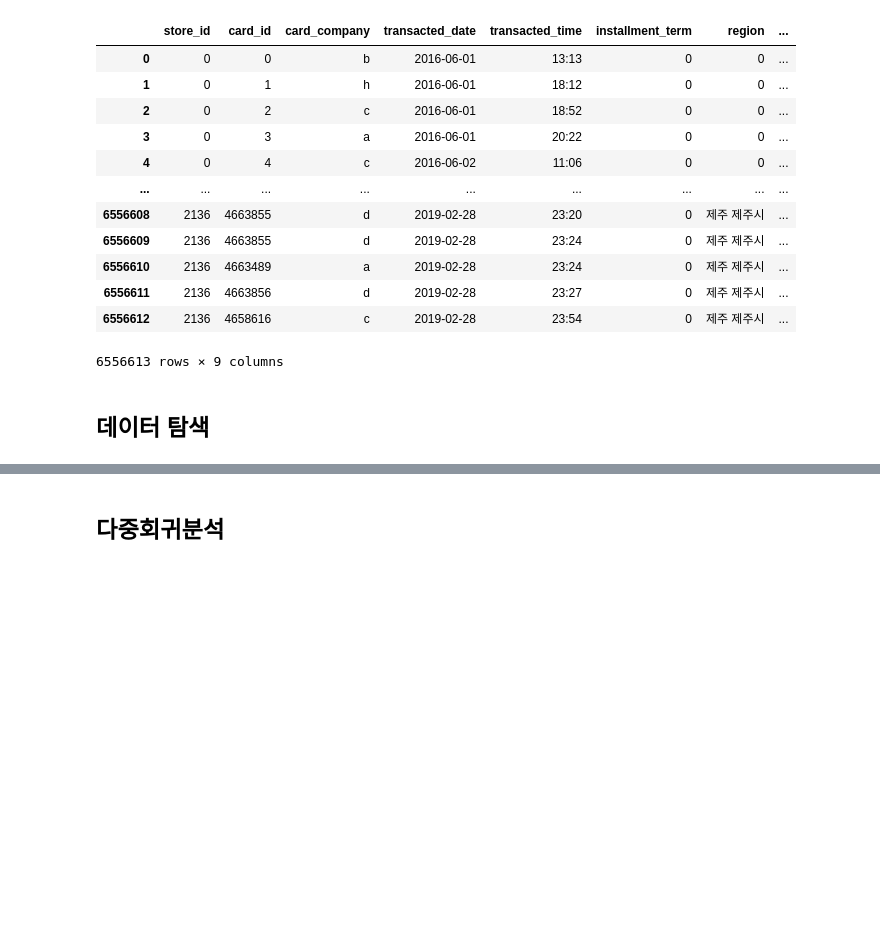
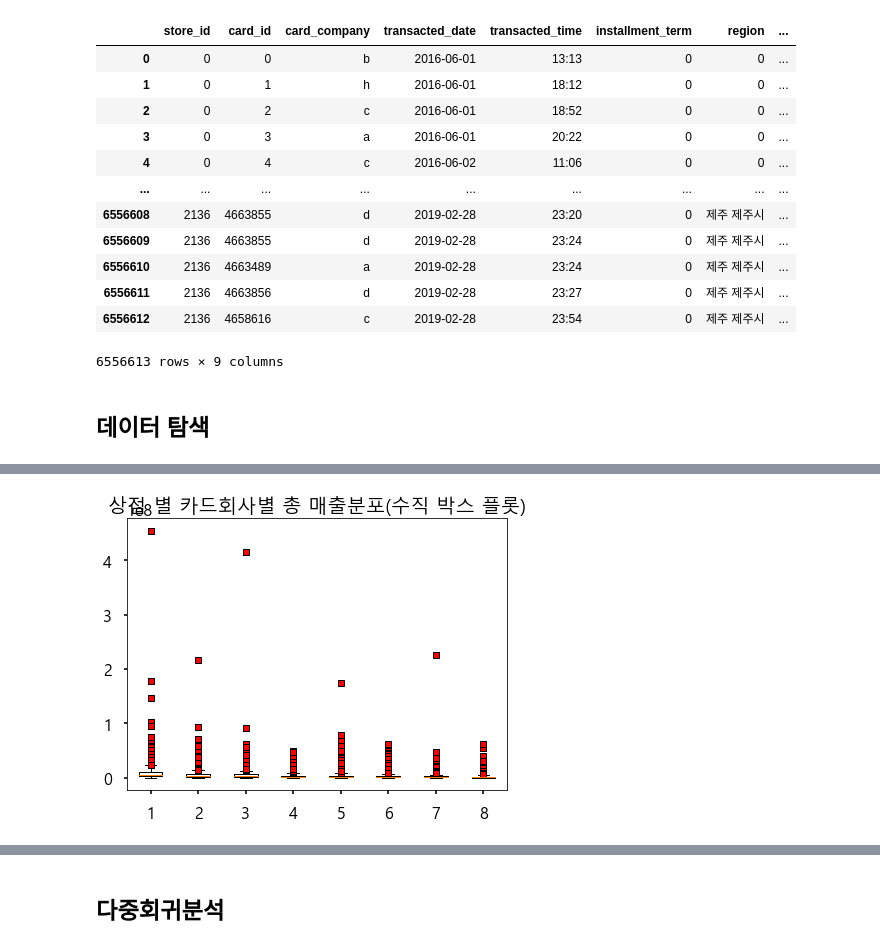
Before and after one commit to Areum120/DataAnalysis_Practice, a Jupyter notebook: funda_store_credit_card_revenu_prediction.ipynb, the cells around one changed output, grey strips where cells are left out. Saved outputs shown, nothing was run; the diff lists cells and outputs as text; code cells hidden in the pictures; blank space fills up the shorter version.

```diff
--- a/funda_store_credit_card_revenu_prediction.ipynb
+++ b/funda_store_credit_card_revenu_prediction.ipynb
@@ -222,0 +279,3 @@ KeyboardInterrupt:
+# %%
+df1_1 = df1.pivot('store_id','card_company','amount')
+df1_1
@@ -222,0 +315,4 @@ KeyboardInterrupt:
+# %%
+# b,d,e,f,g,h결측치 0으로 메우기
+df1_1 = df1_1.fillna(0)
+df1_1
@@ -222,0 +368,27 @@ KeyboardInterrupt:
+# %%
+# 카드회사별 박스플롯
+
+# 한글폰트 오류 해결
+
+from matplotlib import font_manager, rc
+font_path = "./malgun.ttf"#폰트파일 위치
+font_name = font_manager.FontProperties(fname=font_path).get_name()
+rc('font', family=font_name)
+
+plt.style.use('seaborn-poster')#스타일 서식 지정
+plt.rcParams['axes.unicode_minus']=False #마이너스 부호 출력 지정
+
+# 그래프 객체 생성
+fig = plt.figure(figsize=(15, 5))
+ax1 = fig.add_subplot(1, 2, 1)
+
+# axe 객체에 boxplot 메소드로 그래프 출력
+data = df1_1
+
+green_diamond = dict(markerfacecolor='r', marker='s')
+plt.boxplot(data, flierprops=green_diamond)
+
+ax1.set_title('상점 별 카드회사별 총 매출분포(수직 박스 플롯)')
+plt.show()
+# %% [output]
+[figure, added]
```
Also changed, not shown: parts of 34 cells of this notebook.
